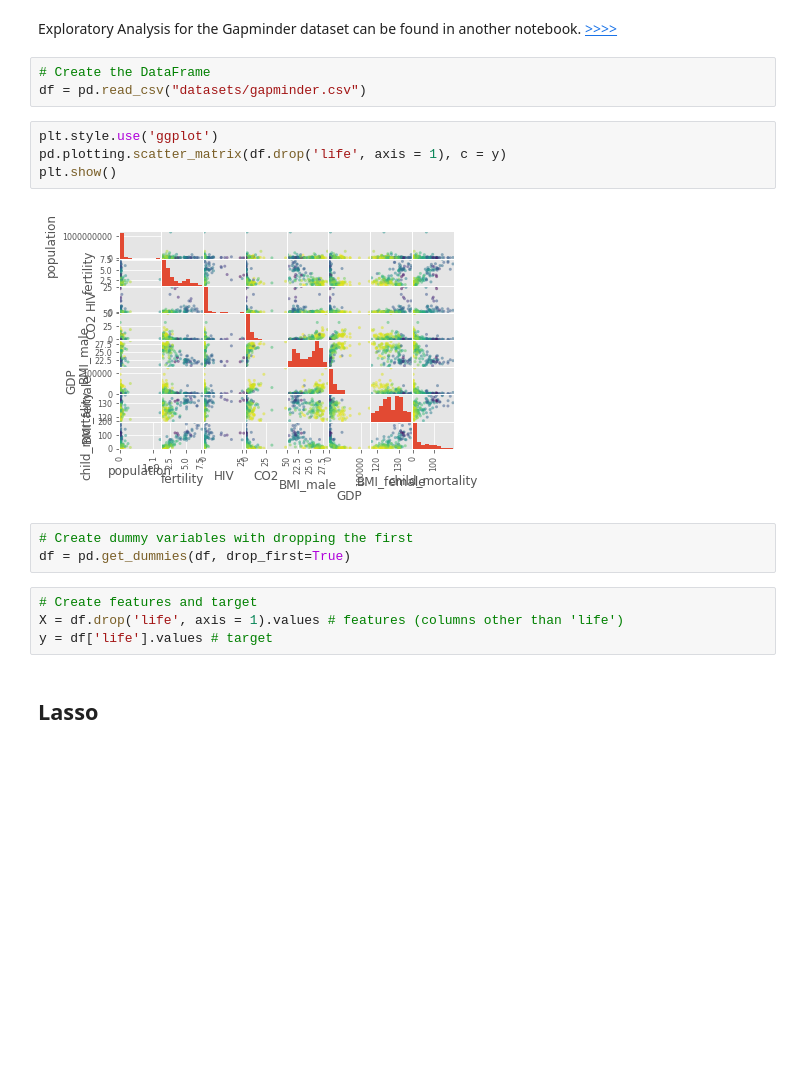
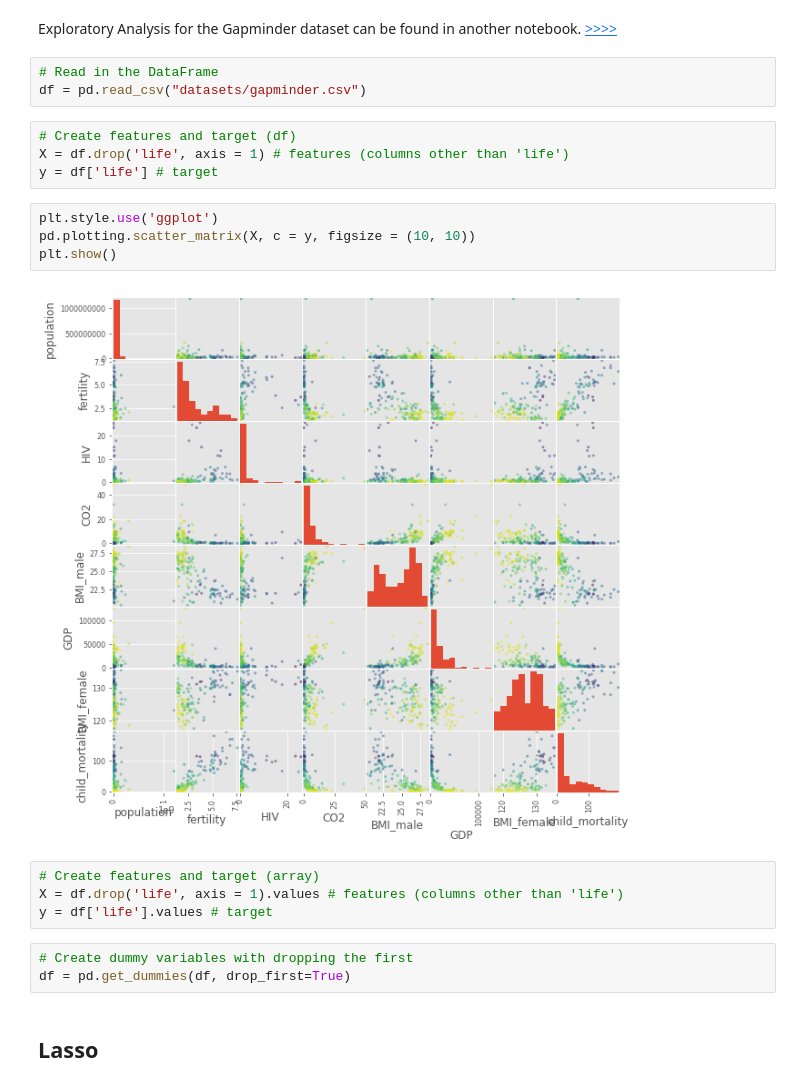
Before and after one commit to kaymal/Machine-Learning-with-Python, a Jupyter notebook: Supervised Learning-Regularization.ipynb, the cells around one changed output. Drawn from its saved outputs; the diff is of its cells as text; blank space fills up the shorter version.

```diff
--- a/Supervised Learning-Regularization.ipynb
+++ b/Supervised Learning-Regularization.ipynb
@@ -30,21 +30,25 @@ Gapminder consists of 9 features or independent variables. The target or the res
 # %% [markdown]
 Exploratory Analysis for the Gapminder dataset can be found in another notebook. [>>>>](https://github.com/kaymal/Machine-Learning-with-Python/blob/master/Supervised%20Learning-Regression.ipynb)
 # %%
-# Create the DataFrame
+# Read in the DataFrame
 df = pd.read_csv("datasets/gapminder.csv")
+# %%
+# Create features and target (df)
+X = df.drop('life', axis = 1) # features (columns other than 'life')
+y = df['life'] # target
 # %%
 plt.style.use('ggplot')
-pd.plotting.scatter_matrix(df.drop('life', axis = 1), c = y)
+pd.plotting.scatter_matrix(X, c = y, figsize = (10, 10))
 plt.show()
 # %% [output]
-[figure, old version]
+[figure, new version]
+# %%
+# Create features and target (array)
+X = df.drop('life', axis = 1).values # features (columns other than 'life')
+y = df['life'].values # target
 # %%
 # Create dummy variables with dropping the first
 df = pd.get_dummies(df, drop_first=True)
-# %%
-# Create features and target
-X = df.drop('life', axis = 1).values # features (columns other than 'life')
-y = df['life'].values # target
 # %% [markdown]
 ## Lasso
 # %% [markdown]
```
Also changed, not shown: parts of 1 cell of this notebook.
